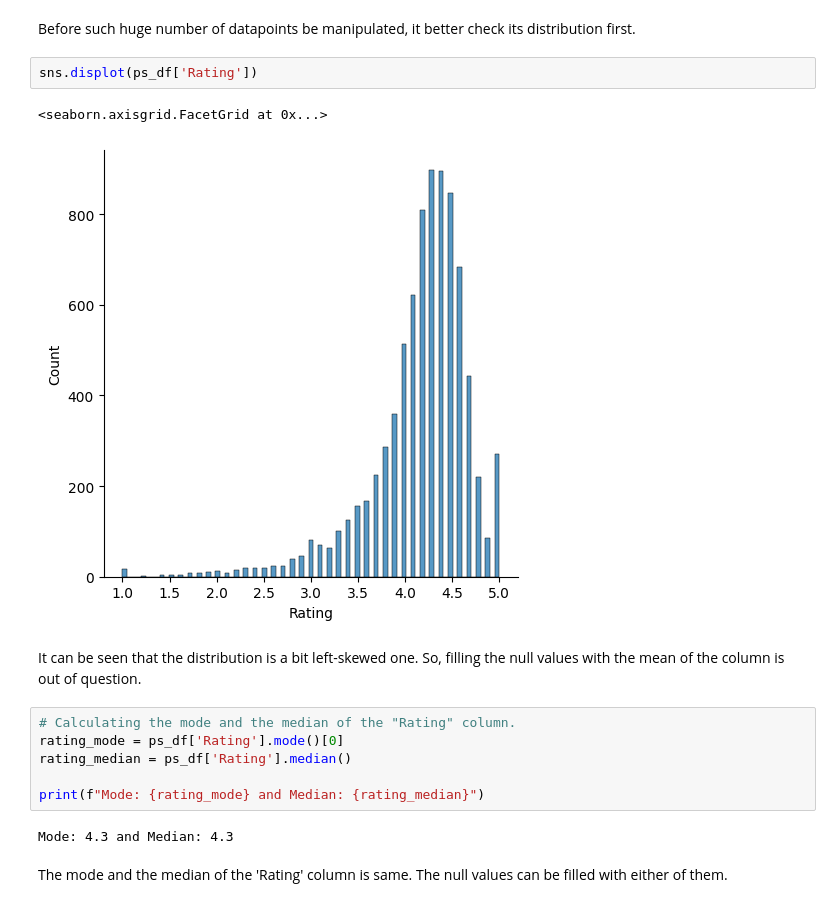
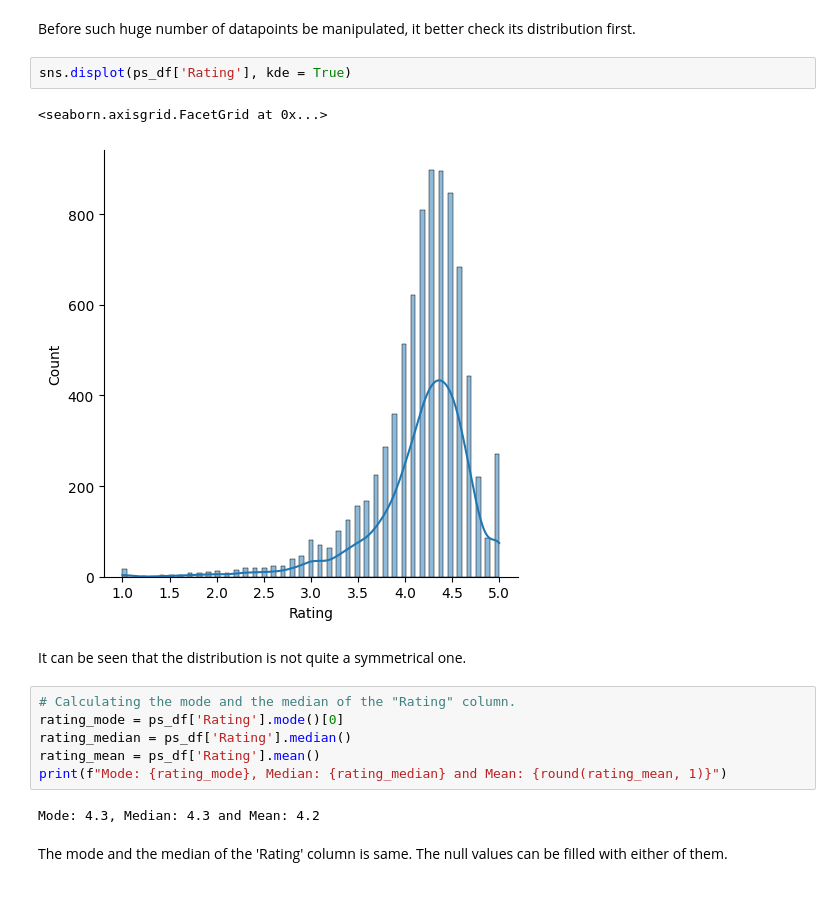
Before and after one commit to dipankarsahu1000/Play-Store-App-Review-Analysis, a Jupyter notebook: Play_Store_App_Review_Analysis.ipynb, the cells around one changed output. Cells and saved outputs as stored; diff of their text form.

```diff
--- a/Play_Store_App_Review_Analysis.ipynb
+++ b/Play_Store_App_Review_Analysis.ipynb
@@ -599,20 +599,20 @@ ps_df[ps_df['Rating'].isnull()]
 # %% [markdown]
 Before such huge number of datapoints be manipulated, it better check its distribution first.
 # %%
-sns.displot(ps_df['Rating'])
+sns.displot(ps_df['Rating'], kde = True)
 # %% [output]
 <seaborn.axisgrid.FacetGrid at 0x...>
-[figure, old version]
+[figure, new version]
 # %% [markdown]
-It can be seen that the distribution is a bit left-skewed one. So, filling the null values with the mean of the column is out of question.
+It can be seen that the distribution is not quite a symmetrical one.
 # %%
 # Calculating the mode and the median of the "Rating" column.
 rating_mode = ps_df['Rating'].mode()[0]
 rating_median = ps_df['Rating'].median()
-
-print(f"Mode: {rating_mode} and Median: {rating_median}")
+rating_mean = ps_df['Rating'].mean()
+print(f"Mode: {rating_mode}, Median: {rating_median} and Mean: {round(rating_mean, 1)}")
 # %% [output]
-Mode: 4.3 and Median: 4.3
+Mode: 4.3, Median: 4.3 and Mean: 4.2
 # %% [markdown]
 The mode and the median of the 'Rating' column is same. The null values can be filled with either of them.
 # %%
```
Also changed, not shown: parts of 60 cells of this notebook.
